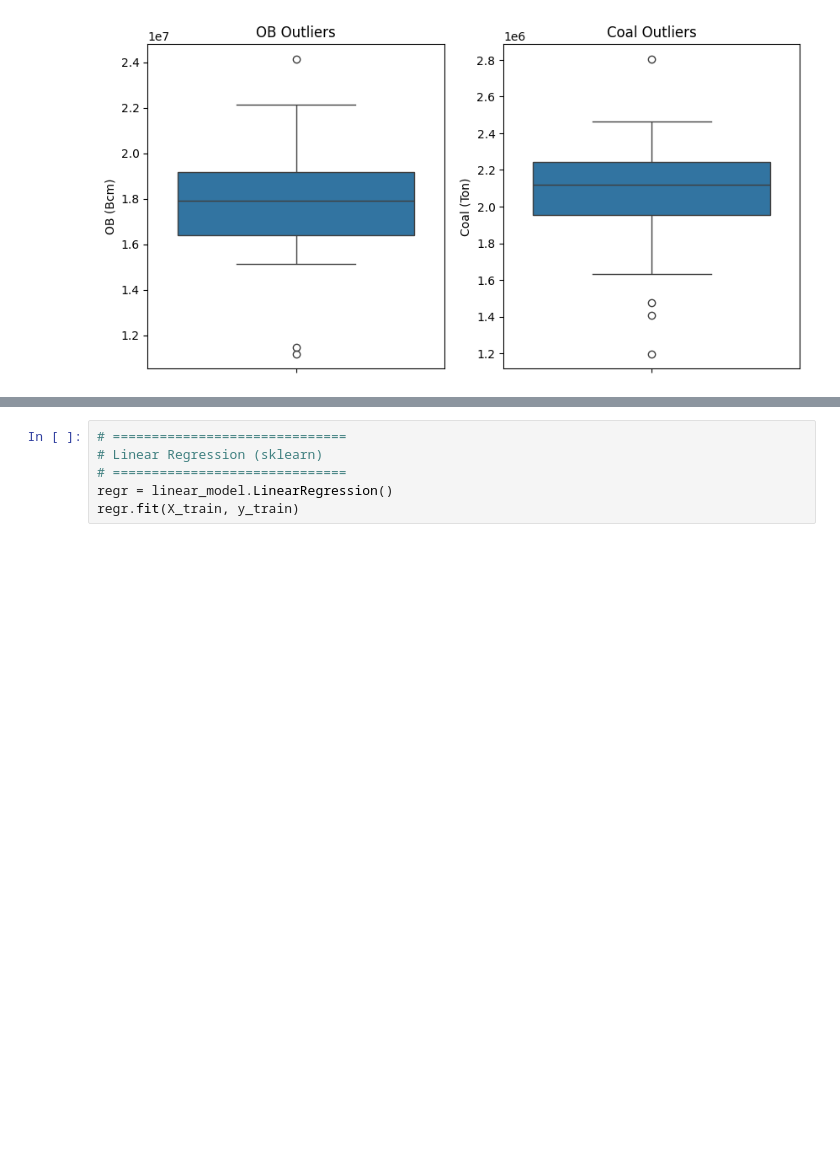
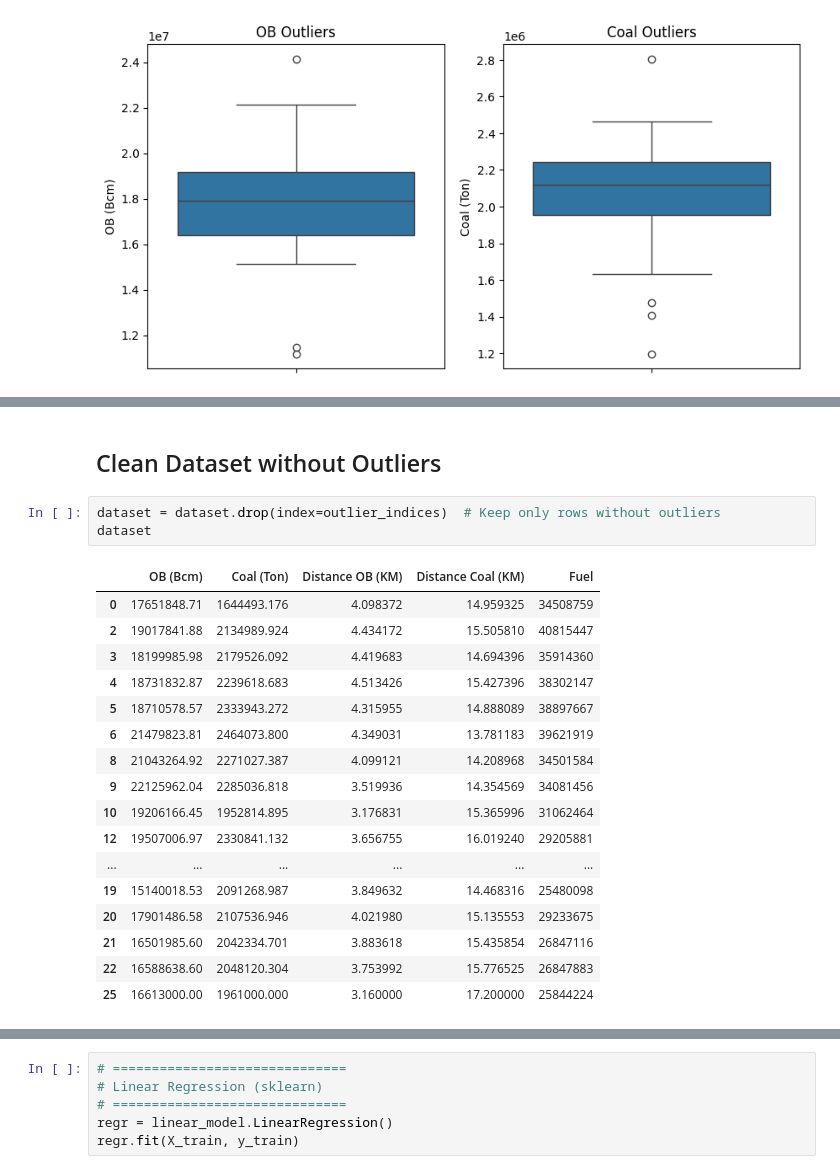
Before and after one commit to layudhi/FuelPrediction, a Jupyter notebook: C-CMDFuelPrediction R1.ipynb, the cells around one changed output, grey strips where cells are left out. Saved outputs shown, nothing was run; the diff lists cells and outputs as text; blank space fills up the shorter version.

```diff
--- a/C-CMDFuelPrediction R1.ipynb
+++ b/C-CMDFuelPrediction R1.ipynb
@@ -137,0 +169,23 @@ plt.show()
+# %% [markdown]
+## Clean Dataset without Outliers
+# %%
+dataset = dataset.drop(index=outlier_indices)  # Keep only rows without outliers
+dataset
+# %% [output]
+|  | OB (Bcm) | Coal (Ton) | Distance OB (KM) | Distance Coal (KM) | Fuel |
+| 0 | 17651848.71 | 1644493.176 | 4.098372 | 14.959325 | 34508759 |
+| 2 | 19017841.88 | 2134989.924 | 4.434172 | 15.505810 | 40815447 |
+| 3 | 18199985.98 | 2179526.092 | 4.419683 | 14.694396 | 35914360 |
+| 4 | 18731832.87 | 2239618.683 | 4.513426 | 15.427396 | 38302147 |
+| 5 | 18710578.57 | 2333943.272 | 4.315955 | 14.888089 | 38897667 |
+| 6 | 21479823.81 | 2464073.800 | 4.349031 | 13.781183 | 39621919 |
+| 8 | 21043264.92 | 2271027.387 | 4.099121 | 14.208968 | 34501584 |
+| 9 | 22125962.04 | 2285036.818 | 3.519936 | 14.354569 | 34081456 |
+| 10 | 19206166.45 | 1952814.895 | 3.176831 | 15.365996 | 31062464 |
+| 12 | 19507006.97 | 2330841.132 | 3.656755 | 16.019240 | 29205881 |
+| ... | ... | ... | ... | ... | ... |
+| 19 | 15140018.53 | 2091268.987 | 3.849632 | 14.468316 | 25480098 |
+| 20 | 17901486.58 | 2107536.946 | 4.021980 | 15.135553 | 29233675 |
+| 21 | 16501985.60 | 2042334.701 | 3.883618 | 15.435854 | 26847116 |
+| 22 | 16588638.60 | 2048120.304 | 3.753992 | 15.776525 | 26847883 |
+| 25 | 16613000.00 | 1961000.000 | 3.160000 | 17.200000 | 25844224 |
```
Also changed, not shown: parts of 8 cells of this notebook.
